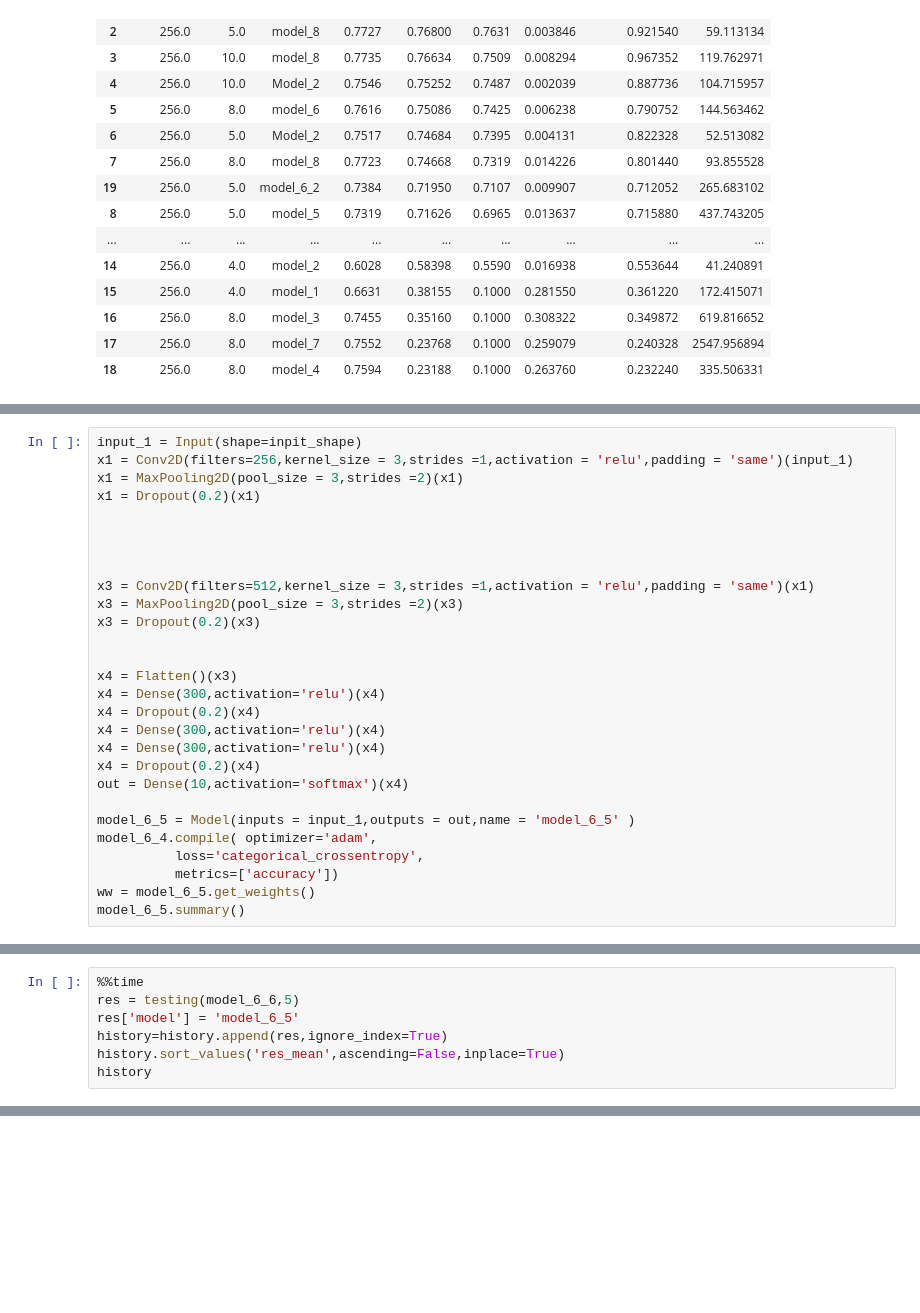
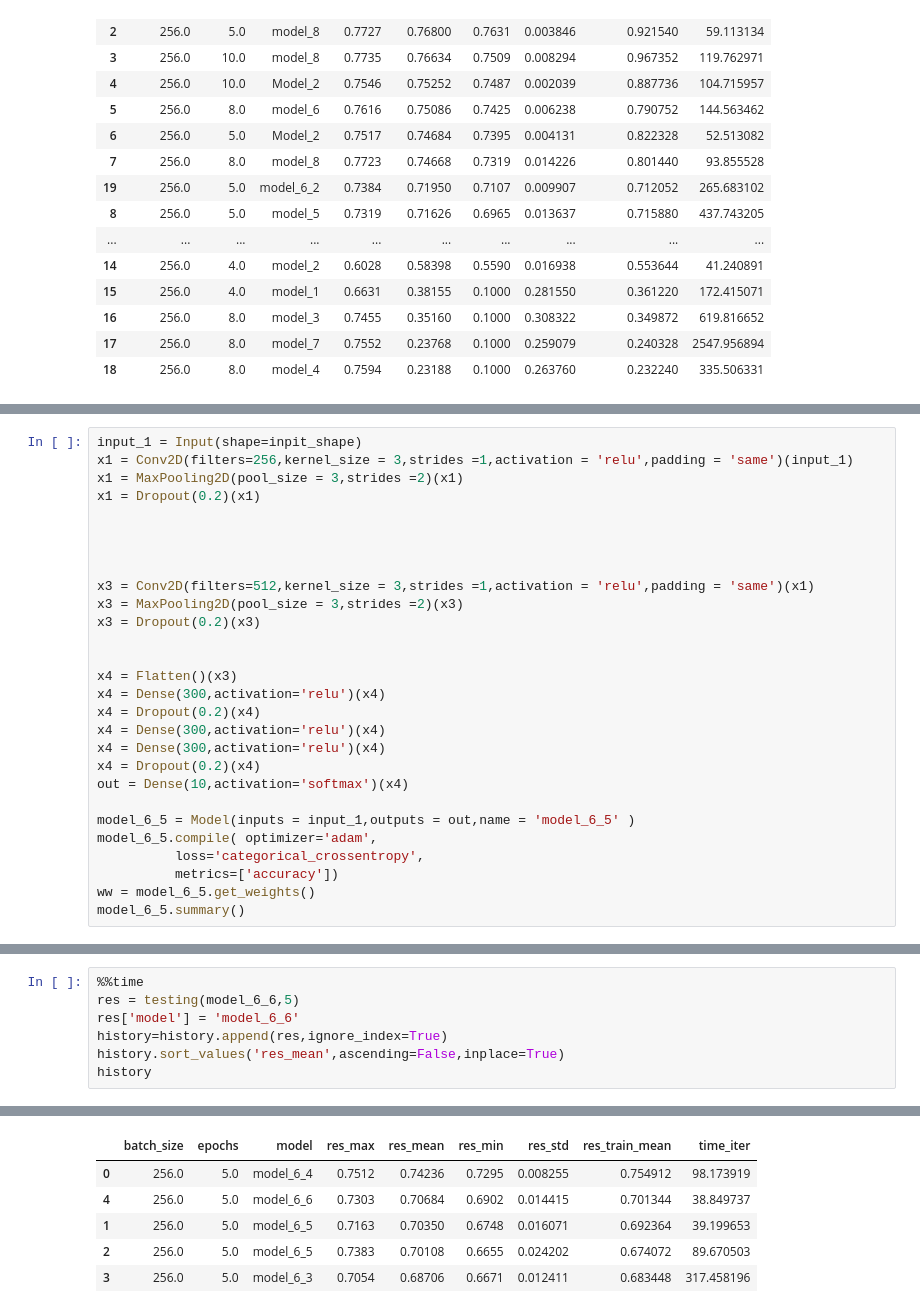
Before and after one commit to Vitalylqw/Neural_network, a Jupyter notebook: hw_4.ipynb, the cells around one changed output, grey strips where cells are left out. Cells and saved outputs as stored; diff of their text form; blank space fills up the shorter version.

```diff
--- a/hw_4.ipynb
+++ b/hw_4.ipynb
@@ -994,7 +1016,7 @@ x4 = Dropout(0.2)(x4)
 out = Dense(10,activation='softmax')(x4)
 
 model_6_5 = Model(inputs = input_1,outputs = out,name = 'model_6_5' )
-model_6_4.compile( optimizer='adam',
+model_6_5.compile( optimizer='adam',
           loss='categorical_crossentropy',
           metrics=['accuracy'])
 ww = model_6_5.get_weights()
@@ -1036,7 +1102,8 @@ ww = model_6_6.get_weights()
 # %%
 %%time
 res = testing(model_6_6,5)
-res['model'] = 'model_6_5'
+res['model'] = 'model_6_6'
 history=history.append(res,ignore_index=True)
 history.sort_values('res_mean',ascending=False,inplace=True)
 history
+# %% [output]
@@ -1042,0 +1111,6 @@ history
+|  | batch_size | epochs | model | res_max | res_mean | res_min | res_std | res_train_mean | time_iter |
+| 0 | 256.0 | 5.0 | model_6_4 | 0.7512 | 0.74236 | 0.7295 | 0.008255 | 0.754912 | 98.173919 |
+| 4 | 256.0 | 5.0 | model_6_6 | 0.7303 | 0.70684 | 0.6902 | 0.014415 | 0.701344 | 38.849737 |
+| 1 | 256.0 | 5.0 | model_6_5 | 0.7163 | 0.70350 | 0.6748 | 0.016071 | 0.692364 | 39.199653 |
+| 2 | 256.0 | 5.0 | model_6_5 | 0.7383 | 0.70108 | 0.6655 | 0.024202 | 0.674072 | 89.670503 |
+| 3 | 256.0 | 5.0 | model_6_3 | 0.7054 | 0.68706 | 0.6671 | 0.012411 | 0.683448 | 317.458196 |
```
Also changed, not shown: parts of 9 cells of this notebook.
